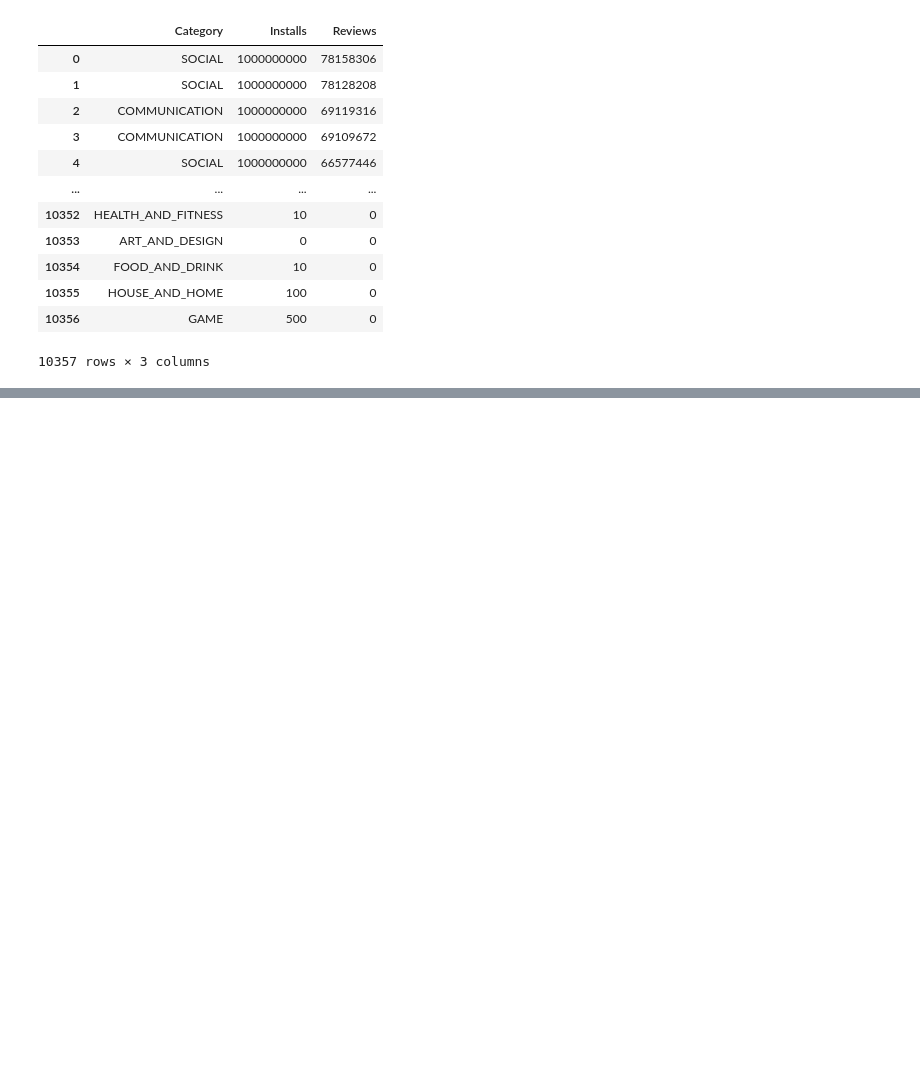
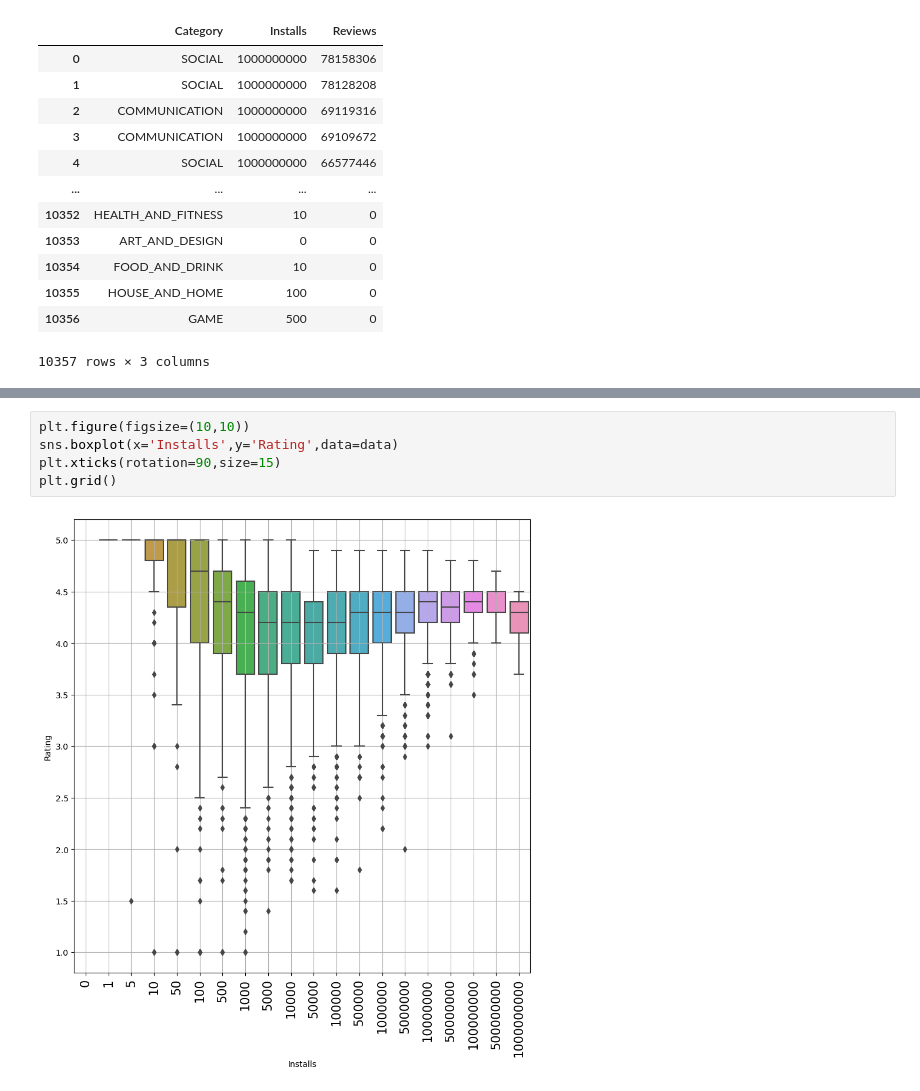
Before and after one commit to Msrevalli/EDA-Exploratory-Data-Analysis, a Jupyter notebook: Google_playstore_data_EDA.ipynb, the cells around one changed output, grey strips where cells are left out. Saved outputs shown, nothing was run; the diff lists cells and outputs as text; blank space fills up the shorter version.

```diff
--- a/Google_playstore_data_EDA.ipynb
+++ b/Google_playstore_data_EDA.ipynb
@@ -1020,0 +1055,7 @@ dfc
+# %%
+plt.figure(figsize=(10,10))
+sns.boxplot(x='Installs',y='Rating',data=data)
+plt.xticks(rotation=90,size=15)
+plt.grid()
+# %% [output]
+[figure, added]
```
Also changed, not shown: parts of 12 cells of this notebook.
